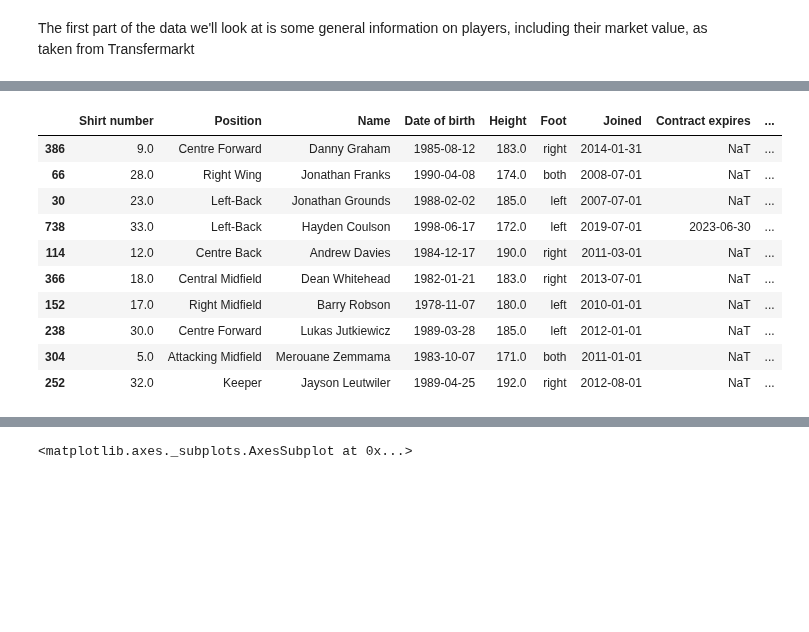
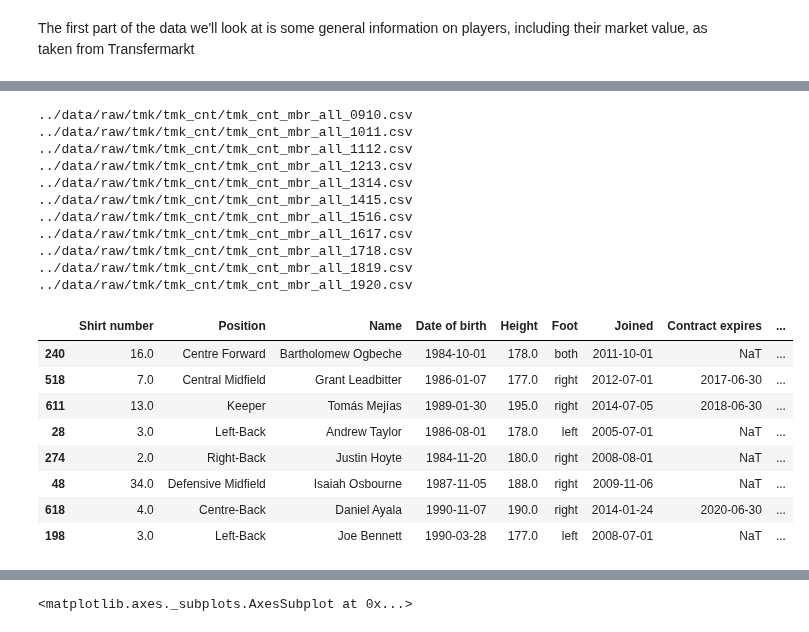
Before and after one commit to deacona/the-ball-is-round, a Jupyter notebook: notebooks/1.1-boro-current-market-value.ipynb, the cells around one changed output, grey strips where cells are left out. Saved outputs shown, nothing was run; the diff lists cells and outputs as text; code cells hidden in the pictures; blank space fills up the shorter version.

Commit message:
Update 1.1-boro-current-market-value.ipynb
Data prep and initial Modelling

```diff
--- a/notebooks/1.1-boro-current-market-value.ipynb
+++ b/notebooks/1.1-boro-current-market-value.ipynb
@@ -21,5 +32,8 @@ sns.set()
 # %%
 ## project src
+# %%
+## global constants
+RANDOM_STATE = 4
 # %% [markdown]
 ## 1. Problem Definition
 # %% [markdown]
@@ -32,3 +46,19 @@ We have player data from Transfermarkt, ESPN, WhoScored and Fly Me To The Moon (
 ## 2. Data Understanding
 # %% [markdown]
 The first part of the data we'll look at is some general information on players, including their market value, as taken from Transfermarkt
+# %%
+def extract_season(file_name):
+    """
+    INPUT:
+        file_name - String containing name of the data source file
+
+    OUTPUT:
+        season_out - String containing the formated label for the season
+    """
+
+    season_part = file_name.split(".")[0].split("_")[-1]
+    season_out = season_part[:2] + "/" + season_part[-2:]
+
+    return season_out
+
+# extract_season?
@@ -124,17 +162,30 @@ memory usage: 35.5+ KB
+# %%
+tmk_df = clean_data("tmk_cnt")
+# tmk_df.info()
+# %% [output]
+../data/raw/tmk/tmk_cnt/tmk_cnt_mbr_all_0910.csv
+../data/raw/tmk/tmk_cnt/tmk_cnt_mbr_all_1011.csv
+../data/raw/tmk/tmk_cnt/tmk_cnt_mbr_all_1112.csv
+../data/raw/tmk/tmk_cnt/tmk_cnt_mbr_all_1213.csv
+../data/raw/tmk/tmk_cnt/tmk_cnt_mbr_all_1314.csv
+../data/raw/tmk/tmk_cnt/tmk_cnt_mbr_all_1415.csv
+../data/raw/tmk/tmk_cnt/tmk_cnt_mbr_all_1516.csv
+../data/raw/tmk/tmk_cnt/tmk_cnt_mbr_all_1617.csv
+../data/raw/tmk/tmk_cnt/tmk_cnt_mbr_all_1718.csv
+../data/raw/tmk/tmk_cnt/tmk_cnt_mbr_all_1819.csv
+../data/raw/tmk/tmk_cnt/tmk_cnt_mbr_all_1920.csv
 # %%
-tmk_df.sample(10, random_state=42)
+tmk_df.sample(8, random_state=RANDOM_STATE)
 # %% [output]
 |  | Shirt number | Position | Name | Date of birth | Height | Foot | Joined | Contract expires | ... |
-| 386 | 9.0 | Centre Forward | Danny Graham | 1985-08-12 | 183.0 | right | 2014-01-31 | NaT | ... |
-| 66 | 28.0 | Right Wing | Jonathan Franks | 1990-04-08 | 174.0 | both | 2008-07-01 | NaT | ... |
-| 30 | 23.0 | Left-Back | Jonathan Grounds | 1988-02-02 | 185.0 | left | 2007-07-01 | NaT | ... |
-| 738 | 33.0 | Left-Back | Hayden Coulson | 1998-06-17 | 172.0 | left | 2019-07-01 | 2023-06-30 | ... |
-| 114 | 12.0 | Centre Back | Andrew Davies | 1984-12-17 | 190.0 | right | 2011-03-01 | NaT | ... |
-| 366 | 18.0 | Central Midfield | Dean Whitehead | 1982-01-21 | 183.0 | right | 2013-07-01 | NaT | ... |
-| 152 | 17.0 | Right Midfield | Barry Robson | 1978-11-07 | 180.0 | left | 2010-01-01 | NaT | ... |
-| 238 | 30.0 | Centre Forward | Lukas Jutkiewicz | 1989-03-28 | 185.0 | left | 2012-01-01 | NaT | ... |
-| 304 | 5.0 | Attacking Midfield | Merouane Zemmama | 1983-10-07 | 171.0 | both | 2011-01-01 | NaT | ... |
-| 252 | 32.0 | Keeper | Jayson Leutwiler | 1989-04-25 | 192.0 | right | 2012-08-01 | NaT | ... |
+| 240 | 16.0 | Centre Forward | Bartholomew Ogbeche | 1984-10-01 | 178.0 | both | 2011-10-01 | NaT | ... |
+| 518 | 7.0 | Central Midfield | Grant Leadbitter | 1986-01-07 | 177.0 | right | 2012-07-01 | 2017-06-30 | ... |
+| 611 | 13.0 | Keeper | Tomás Mejías | 1989-01-30 | 195.0 | right | 2014-07-05 | 2018-06-30 | ... |
+| 28 | 3.0 | Left-Back | Andrew Taylor | 1986-08-01 | 178.0 | left | 2005-07-01 | NaT | ... |
+| 274 | 2.0 | Right-Back | Justin Hoyte | 1984-11-20 | 180.0 | right | 2008-08-01 | NaT | ... |
+| 48 | 34.0 | Defensive Midfield | Isaiah Osbourne | 1987-11-05 | 188.0 | right | 2009-11-06 | NaT | ... |
+| 618 | 4.0 | Centre-Back | Daniel Ayala | 1990-11-07 | 190.0 | right | 2014-01-24 | 2020-06-30 | ... |
+| 198 | 3.0 | Left-Back | Joe Bennett | 1990-03-28 | 177.0 | left | 2008-07-01 | NaT | ... |
 # %%
 tmk_df.describe(include="all")
 # %% [output]
```
Also changed, not shown: parts of 54 cells of this notebook.
